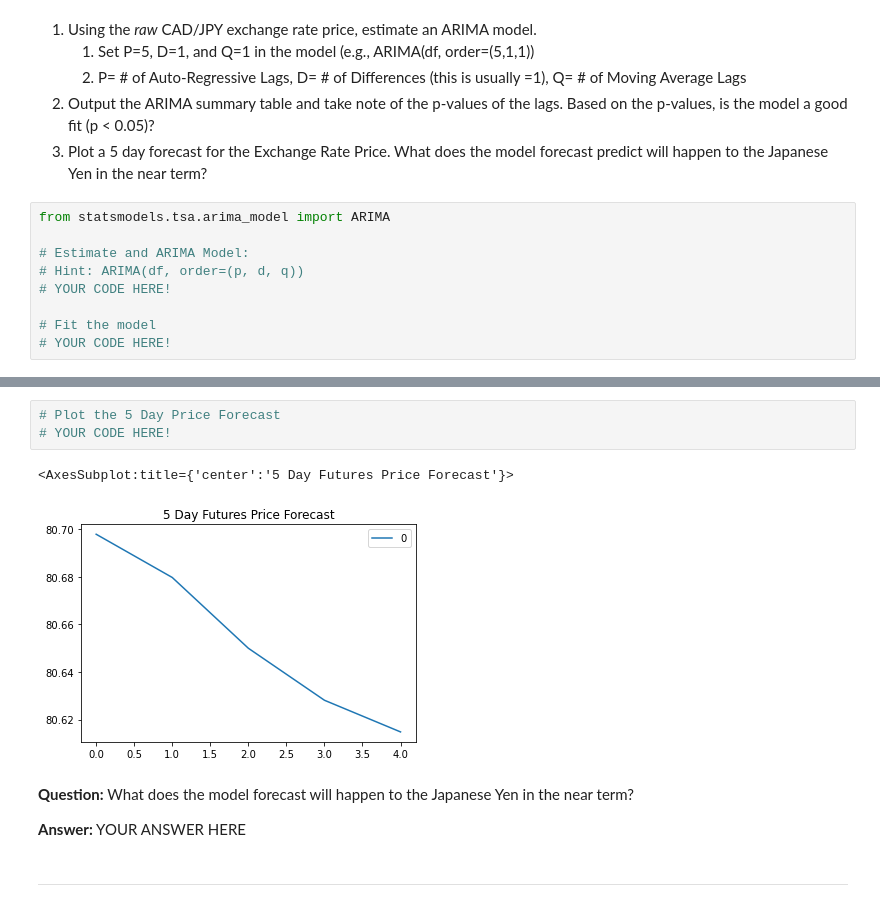
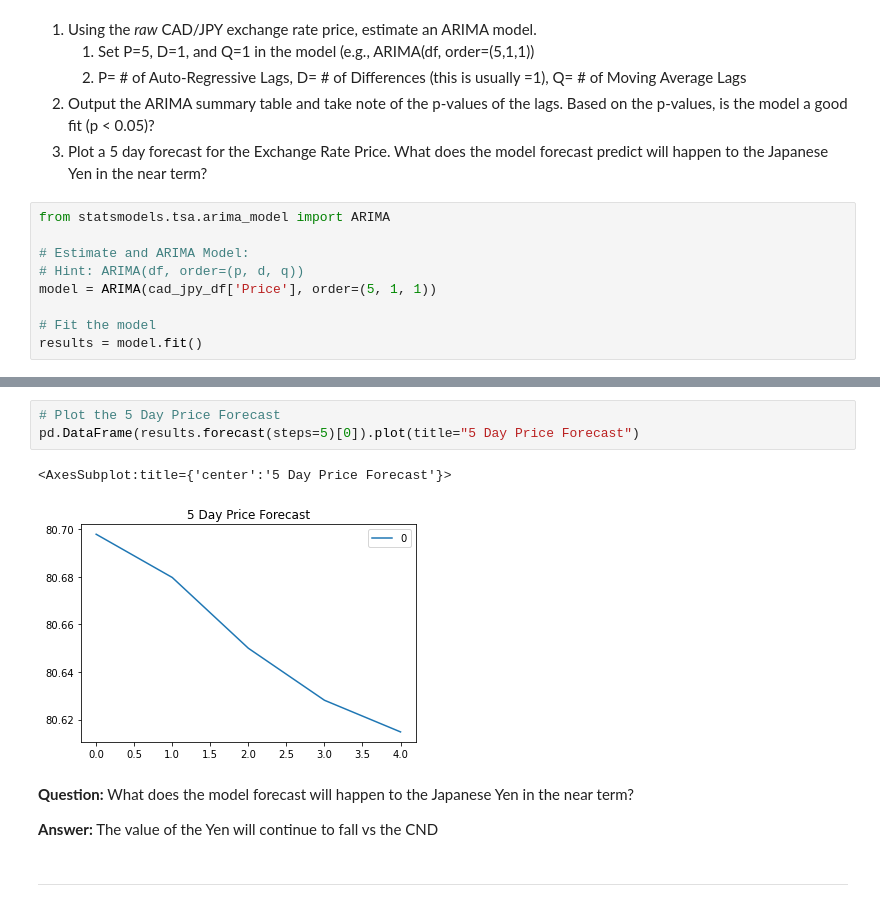
Before and after one commit to StrawhatRA/Yen_For_The_Future, a Jupyter notebook: Starter_Code/time_series_analysis.ipynb, the cells around one changed output, grey strips where cells are left out. Saved outputs shown, nothing was run; the diff lists cells and outputs as text.

```diff
--- a/Starter_Code/time_series_analysis.ipynb
+++ b/Starter_Code/time_series_analysis.ipynb
@@ -178,9 +178,9 @@ from statsmodels.tsa.arima_model import ARIMA
 
 # Estimate and ARIMA Model:
 # Hint: ARIMA(df, order=(p, d, q))
-# YOUR CODE HERE!
+model = ARIMA(cad_jpy_df['Price'], order=(5, 1, 1))
 
 # Fit the model
-# YOUR CODE HERE!
+results = model.fit()
 # %%
 # Output model summary results:
@@ -213,13 +213,13 @@ Roots
 # %%
 # Plot the 5 Day Price Forecast
-# YOUR CODE HERE!
+pd.DataFrame(results.forecast(steps=5)[0]).plot(title="5 Day Price Forecast")
 # %% [output]
-<AxesSubplot:title={'center':'5 Day Futures Price Forecast'}>
+<AxesSubplot:title={'center':'5 Day Price Forecast'}>
-[figure, old version]
+[figure, new version]
 # %% [markdown]
 **Question:** What does the model forecast will happen to the Japanese Yen in the near term?
 
-**Answer:** YOUR ANSWER HERE
+**Answer:** The value of the Yen will continue to fall vs the CND
 # %% [markdown]
 ---
 # %% [markdown]
```
Also changed, not shown: parts of 15 cells of this notebook.
